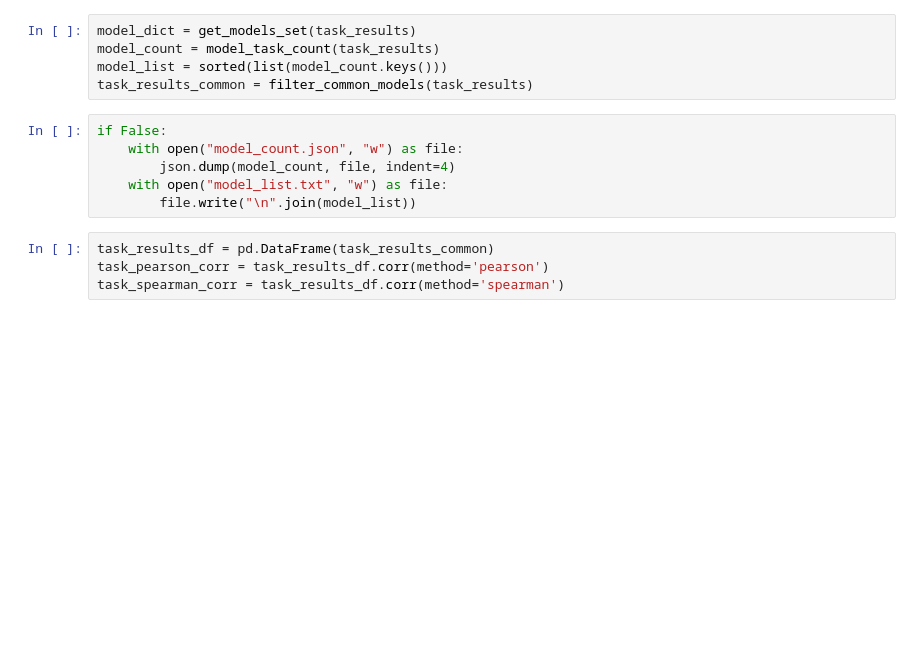
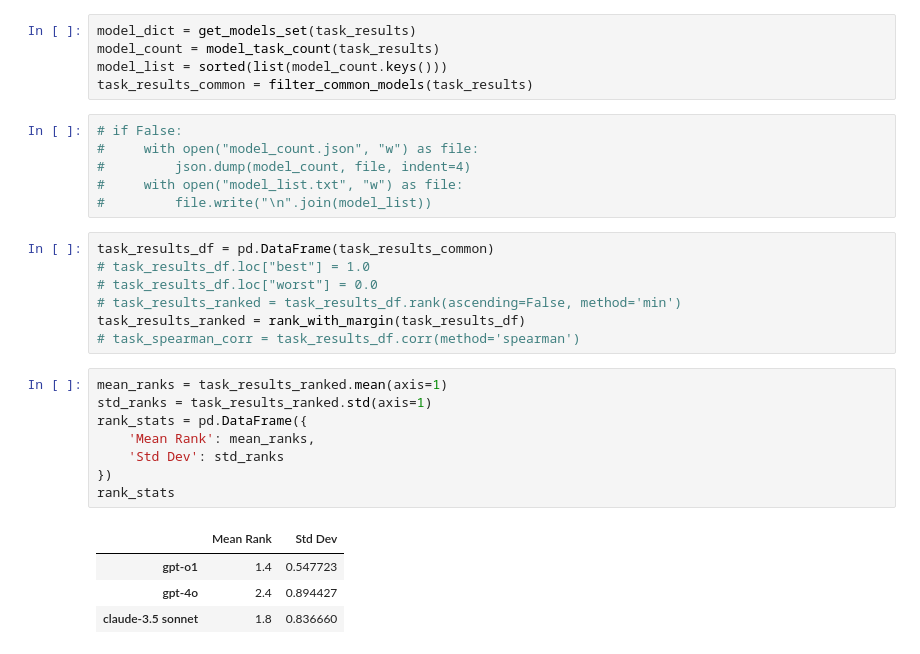
Before and after one commit to galtimur/various, a Jupyter notebook: lca_analysis/lca_corr_analysis.ipynb, the cells around one changed output. Drawn from its saved outputs; the diff is of its cells as text; blank space fills up the shorter version.

```diff
--- a/lca_analysis/lca_corr_analysis.ipynb
+++ b/lca_analysis/lca_corr_analysis.ipynb
@@ -85,12 +28,28 @@ model_count = model_task_count(task_results)
 model_list = sorted(list(model_count.keys()))
 task_results_common = filter_common_models(task_results)
 # %%
-if False:
-    with open("model_count.json", "w") as file:
-        json.dump(model_count, file, indent=4)
-    with open("model_list.txt", "w") as file:
-        file.write("\n".join(model_list))
+# if False:
+#     with open("model_count.json", "w") as file:
+#         json.dump(model_count, file, indent=4)
+#     with open("model_list.txt", "w") as file:
+#         file.write("\n".join(model_list))
 # %%
 task_results_df = pd.DataFrame(task_results_common)
-task_pearson_corr = task_results_df.corr(method='pearson')
-task_spearman_corr = task_results_df.corr(method='spearman')
+# task_results_df.loc["best"] = 1.0
+# task_results_df.loc["worst"] = 0.0
+# task_results_ranked = task_results_df.rank(ascending=False, method='min')
+task_results_ranked = rank_with_margin(task_results_df)
+# task_spearman_corr = task_results_df.corr(method='spearman')
+# %%
+mean_ranks = task_results_ranked.mean(axis=1)
+std_ranks = task_results_ranked.std(axis=1)
+rank_stats = pd.DataFrame({
+    'Mean Rank': mean_ranks,
+    'Std Dev': std_ranks
+})
+rank_stats
+# %% [output]
+|  | Mean Rank | Std Dev |
+| gpt-o1 | 1.4 | 0.547723 |
+| gpt-4o | 2.4 | 0.894427 |
+| claude-3.5 sonnet | 1.8 | 0.836660 |
```
Also changed, not shown: parts of 8 cells of this notebook, 4 other files.
